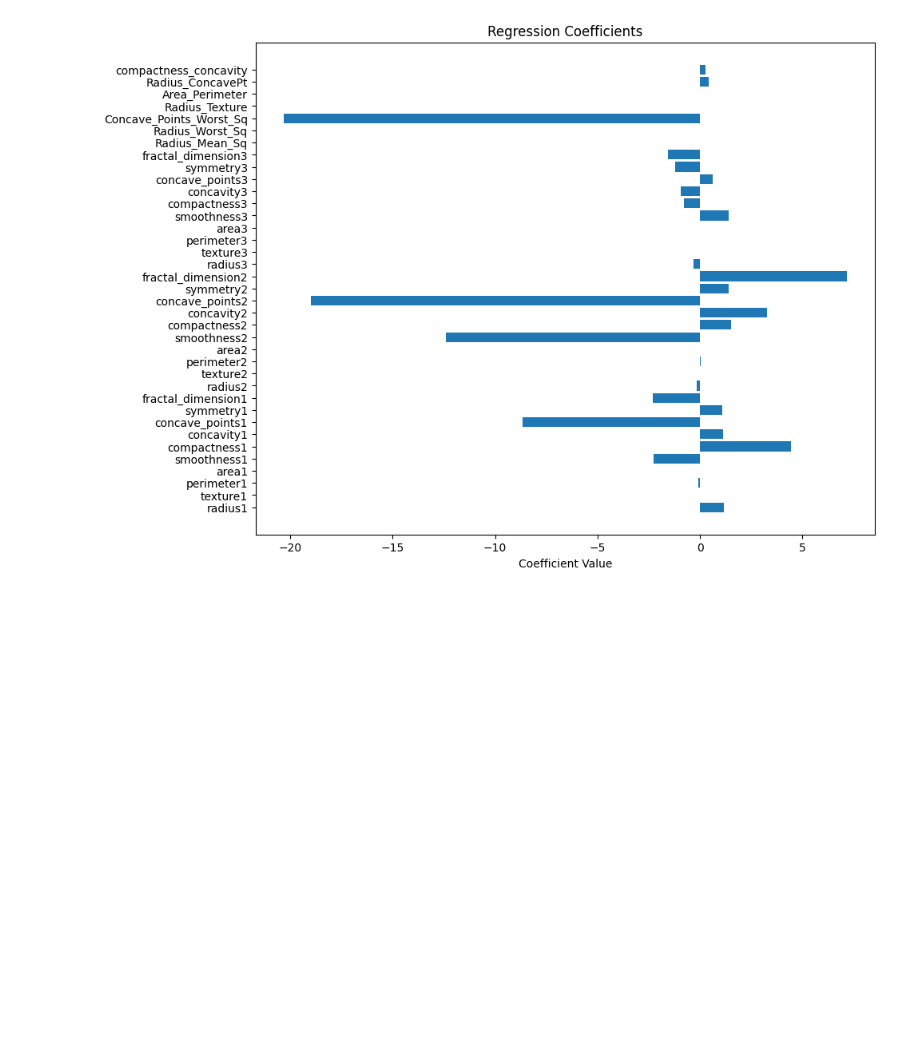
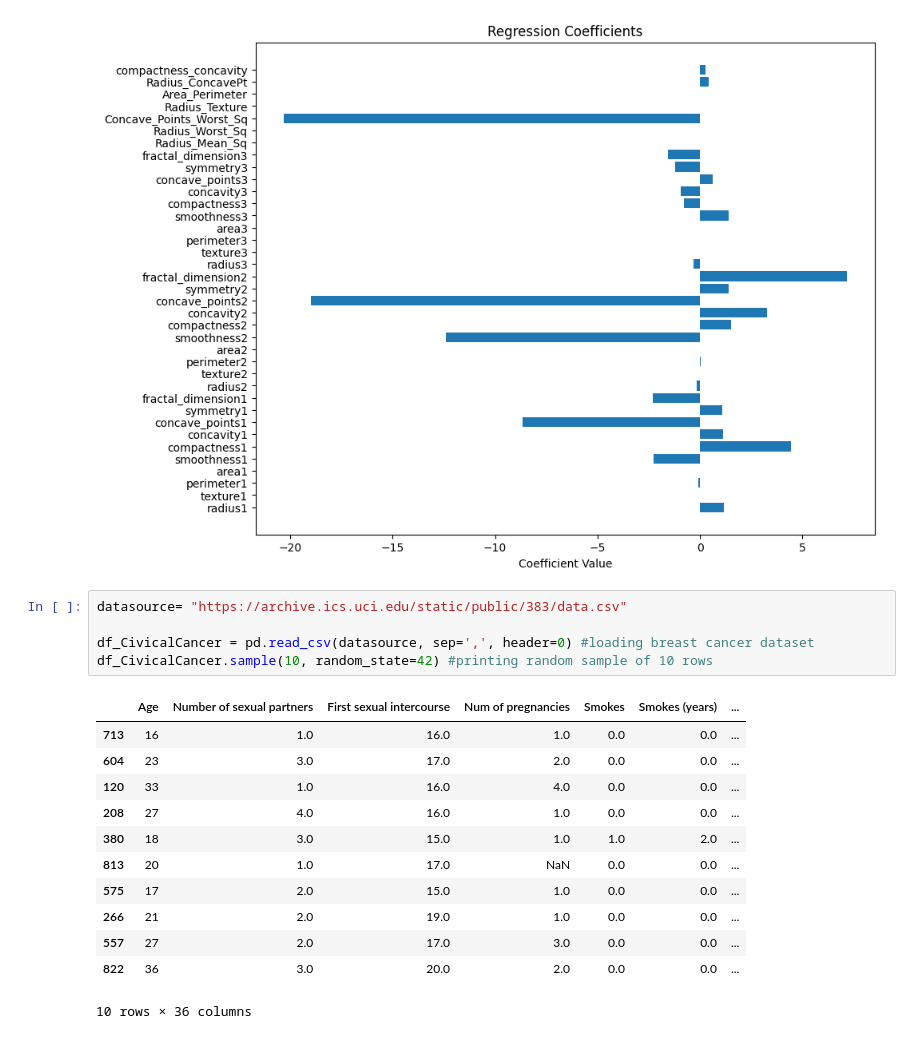
Before and after one commit to Jbaner/OMDSModC_Capstone_Project, a Jupyter notebook: OMDS_ModC_Week1_Banerjee_Jayeeta.ipynb, the cells around one changed output. Saved outputs shown, nothing was run; the diff lists cells and outputs as text; blank space fills up the shorter version.

```diff
--- a/OMDS_ModC_Week1_Banerjee_Jayeeta.ipynb
+++ b/OMDS_ModC_Week1_Banerjee_Jayeeta.ipynb
@@ -142,3 +142,21 @@ plt.title("Regression Coefficients")
 plt.show()
 # %% [output]
 [figure]
+# %%
+datasource= "https://archive.ics.uci.edu/static/public/383/data.csv"
+
+df_CivicalCancer = pd.read_csv(datasource, sep=',', header=0) #loading breast cancer dataset
+df_CivicalCancer.sample(10, random_state=42) #printing random sample of 10 rows
+# %% [output]
+|  | Age | Number of sexual partners | First sexual intercourse | Num of pregnancies | Smokes | Smokes (years) | ... |
+| 713 | 16 | 1.0 | 16.0 | 1.0 | 0.0 | 0.0 | ... |
+| 604 | 23 | 3.0 | 17.0 | 2.0 | 0.0 | 0.0 | ... |
+| 120 | 33 | 1.0 | 16.0 | 4.0 | 0.0 | 0.0 | ... |
+| 208 | 27 | 4.0 | 16.0 | 1.0 | 0.0 | 0.0 | ... |
+| 380 | 18 | 3.0 | 15.0 | 1.0 | 1.0 | 2.0 | ... |
+| 813 | 20 | 1.0 | 17.0 | NaN | 0.0 | 0.0 | ... |
+| 575 | 17 | 2.0 | 15.0 | 1.0 | 0.0 | 0.0 | ... |
+| 266 | 21 | 2.0 | 19.0 | 1.0 | 0.0 | 0.0 | ... |
+| 557 | 27 | 2.0 | 17.0 | 3.0 | 0.0 | 0.0 | ... |
+| 822 | 36 | 3.0 | 20.0 | 2.0 | 0.0 | 0.0 | ... |
+10 rows × 36 columns
```
Also changed, not shown: parts of 6 cells of this notebook.
